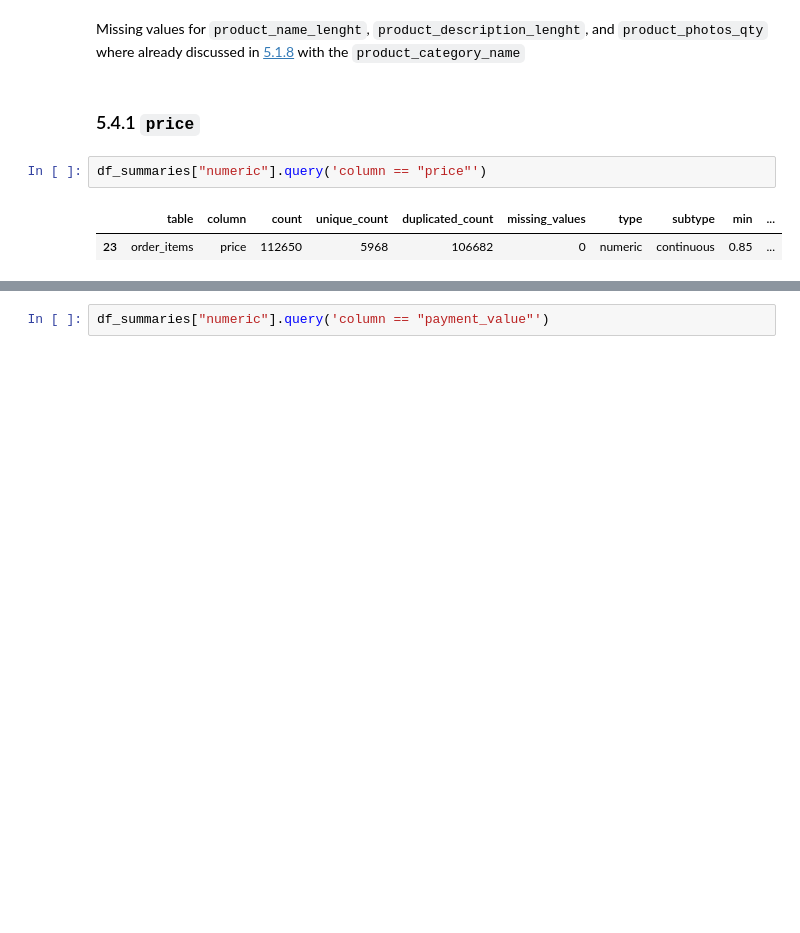
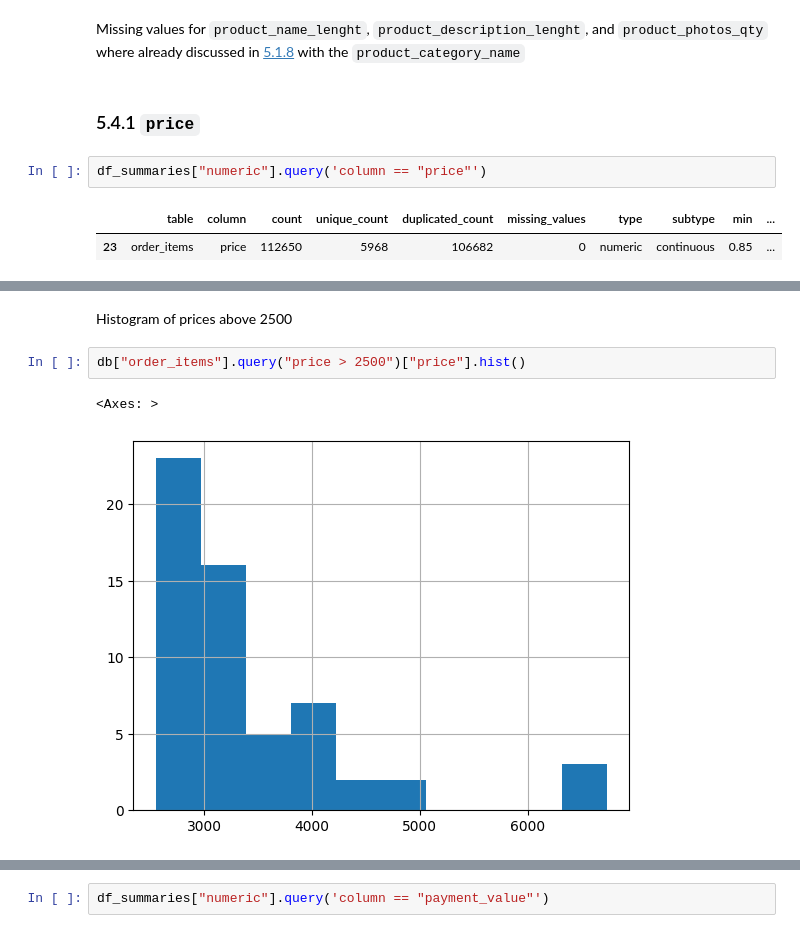
Before and after one commit to vmichael89/cf-brazilian-ecommerce-olist, a Jupyter notebook: notebooks/cleaning_exploration.ipynb, the cells around one changed output, grey strips where cells are left out. Cells and saved outputs as stored; diff of their text form; blank space fills up the shorter version.

```diff
--- a/notebooks/cleaning_exploration.ipynb
+++ b/notebooks/cleaning_exploration.ipynb
@@ -1689,0 +1694,7 @@ df_summaries["numeric"].query('column == "price"')
+# %% [markdown]
+Histogram of prices above 2500
+# %%
+db["order_items"].query("price > 2500")["price"].hist()
+# %% [output]
+<Axes: >
+[figure, added]
```
Also changed, not shown: parts of 49 cells of this notebook.
